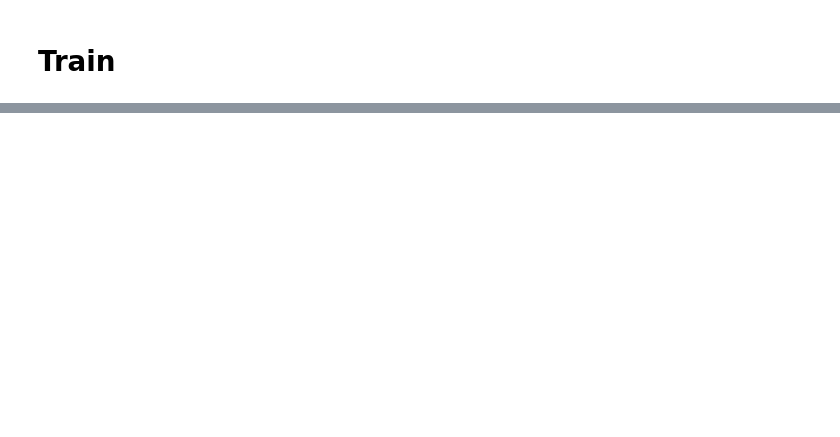
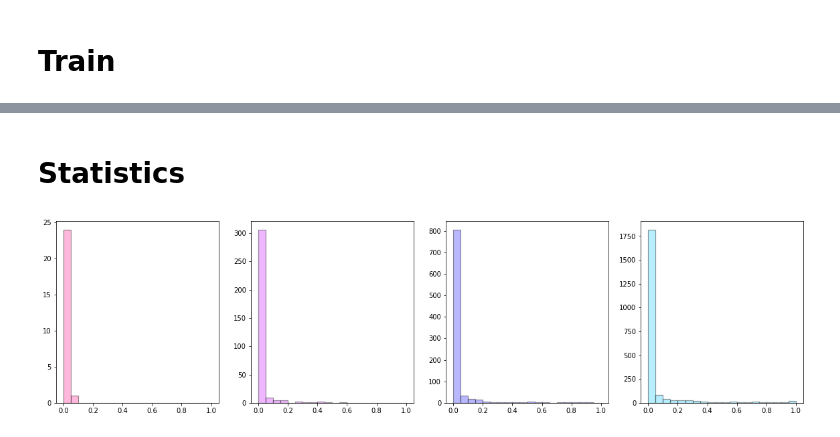
Before and after one commit to Chiffaa/Glacier-lakes-detection-using-multi-resolution-input-channels, a Jupyter notebook: demo.ipynb, the cells around one changed output, grey strips where cells are left out. Cells and saved outputs as stored; diff of their text form; code cells hidden in the pictures; blank space fills up the shorter version.

```diff
--- a/demo.ipynb
+++ b/demo.ipynb
@@ -84,0 +95,34 @@ Loss after 5 batch: 0.653
+# %% [markdown]
+# Statistics
+# %%
+# Calculating white and black pixels in label
+def pixel_count(label):
+    return np.array([(label.sum()).item(), (label.sum()/label.numel()).item()])
+# %%
+def stats(patch_size=None):
+    train_dataset =LakesDataset(train=True, data_path = '../', patch_size = patch_size)
+    test_dataset =LakesDataset(train=False, data_path = '../', patch_size = patch_size)
+    pixels_num = []
+    for i in range(len(train_dataset)):
+        pixels_num.append(pixel_count(train_dataset.__getitem__(i)[1]))
+
+    for i in range(len(test_dataset)):
+        pixels_num.append(pixel_count(test_dataset.__getitem__(i)[1]))
+
+    return np.array(pixels_num).T
+# %%
+pixels_256 = stats(patch_size=256)
+pixels_512 = stats(patch_size=512)
+pixels_1024 = stats(patch_size=1024)
+pixels = stats()
+# %%
+fig, ax = plt.subplots(1, 4, figsize=(20, 5))
+data = [pixels_256[1], pixels_512[1], pixels_1024[1], pixels[1]][::-1]
+colors = ['#ff4da6', '#d84dff', '#524dff', '#4dd8ff']
+
+for i in range(4):
+    ax[i].hist(data[i], bins=20, range=(0.0, 1.0), color=colors[i], edgecolor='black', linewidth=1.2, alpha=0.4)
+
+plt.show()
+# %% [output]
+[figure, added]
```
Also changed, not shown: parts of 10 cells of this notebook, 2 other files.
